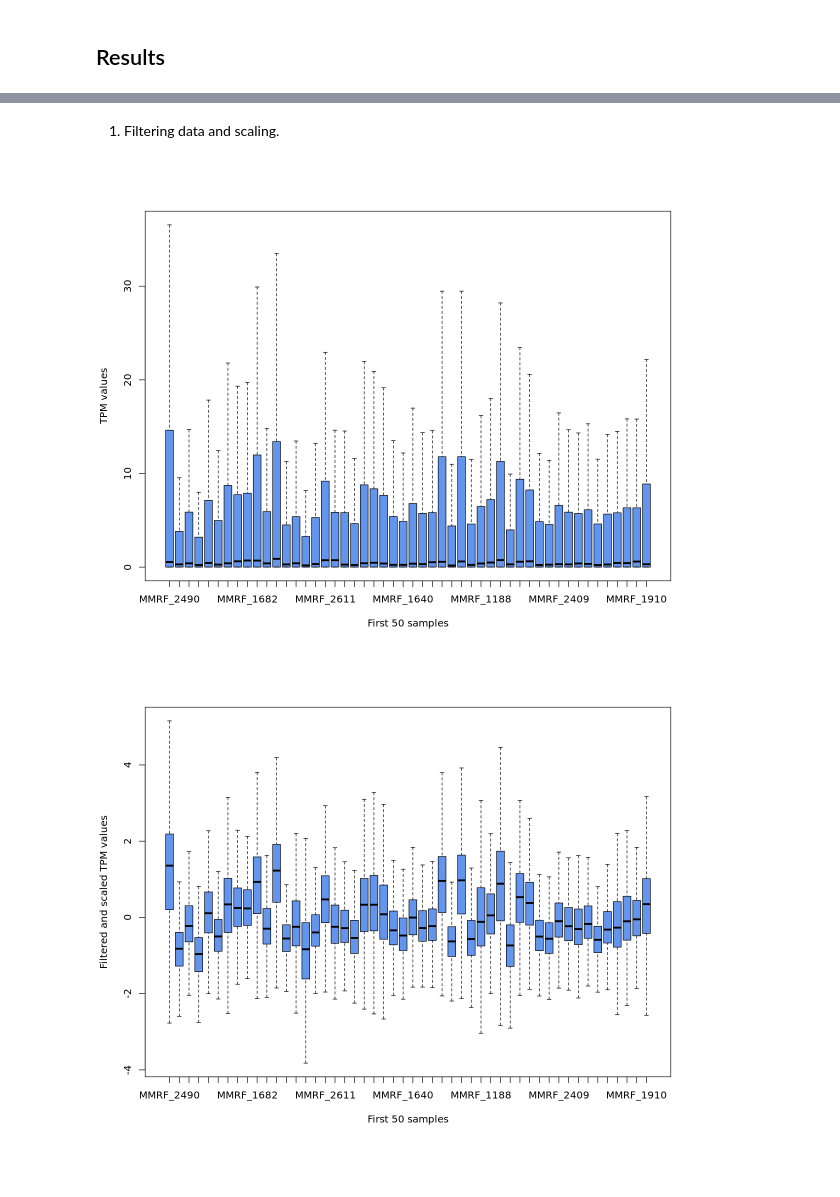
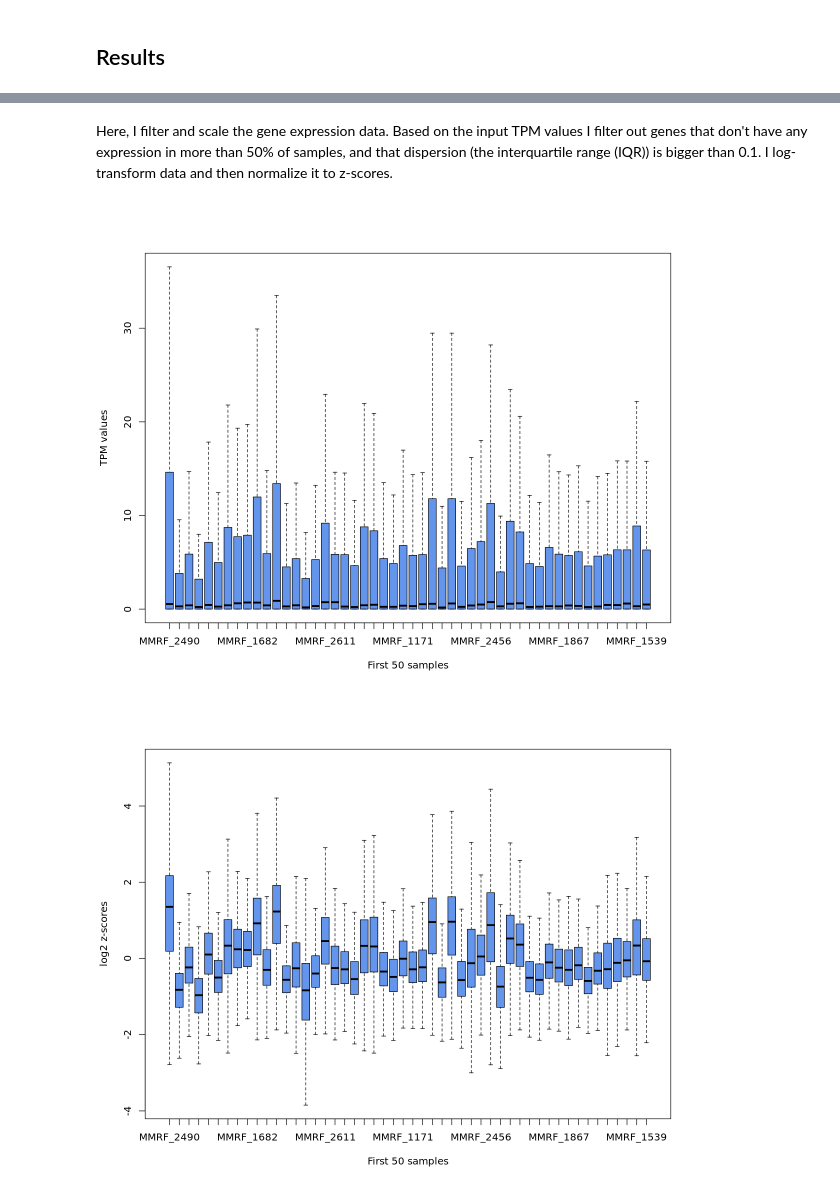
Before and after one commit to katwre/owkin, a Jupyter notebook: Multiple_Myeloma_data_challenge.ipynb, the cells around one changed output, grey strips where cells are left out. Drawn from its saved outputs; the diff is of its cells as text; code cells hidden in the pictures; blank space fills up the shorter version.

```diff
--- a/Multiple_Myeloma_data_challenge.ipynb
+++ b/Multiple_Myeloma_data_challenge.ipynb
@@ -112,26 +106,23 @@ Gene expression data pre-processing
 # %%
-# Load the input data
-clinical_data = read.csv("./Harmonized_Clinical_Dictionary.csv", sep=",", header=TRUE,fill = TRUE, stringsAsFactors = FALSE)
-edata = read.csv("./MMRF_CoMMpass_IA9_E74GTF_Salmon_entrezID_TPM_hg19.csv", sep=",", header=TRUE,stringsAsFactors = FALSE,row.names=1)
-annot_data = read.csv("./sc3_Training_ClinAnnotations.csv", sep=",", header=TRUE, stringsAsFactors = FALSE)
-
 # Convert ISS stages into a factor vector
 annot_data$D_ISS = as.factor(as.character(annot_data$D_ISS))
 levels(annot_data$D_ISS) <- list("I"="1","II"="2","III"="3")
 
-# Filter the input datasets for the patients with their annotation data
+# Filter for patients that have annotation data
 colnames(edata) = gsub("_1_BM","",colnames(edata))
 intersect_labels = intersect(colnames(edata),annot_data$Patient)
 edata = edata[, match(intersect_labels, colnames(edata), nomatch = 0)]
 annot_data = annot_data[match(intersect_labels, annot_data$Patient, nomatch = 0), ]
 
-# add prefix "gene" to entrez ids of genes
-rownames(edata) = paste0("gene",rownames(edata))
-
 # name rows of annotation table by patient ids
 rownames(annot_data) = annot_data$Patient
 
-# Overview of the variables
+# remove patients that ISS values are NA
+remove.indx = which(is.na(annot_data$D_ISS))
+annot_data = annot_data[-remove.indx,]
+edata = edata[,-remove.indx]
+
+# show overview of the variables
 print(clinical_data[which(clinical_data$names=="Study"),]$description)
 table(annot_data$Study)
 
@@ -161,6 +152,10 @@ table(annot_data$D_OS_FLAG)
 
 print(clinical_data[which(clinical_data$names=="D_PFS"),]$description)
 summary(annot_data$D_PFS)
+
+# add columns
+annot_data$time = annot_data$D_PFS
+annot_data$status = annot_data$D_PFS_FLAG
 # %% [output]
 [1] "Study cohort this patient belongs to"
 MMRF
@@ -181,42 +176,40 @@ CENSORED    FALSE     TRUE
   I  II III
 189 209 164
 ... (8 outputs left out)
-# %% [markdown]
-1. Filtering data and scaling.
+# %% [markdown]
+Here, I filter and scale the gene expression data. Based on the input TPM values I filter out genes that don't have any expression in more than 50% of samples, and that dispersion (the interquartile range (IQR)) is bigger than 0.1. I log-transform data and then normalize it to z-scores.
 # %%
 options(repr.plot.width=10, repr.plot.height=8)
 
 # check if there are NA values in the expression matrix
 if(anyNA(edata)) print("There are NAs in the expression matrix.")
 
 # plot input TPM values to check if the expression data needs filtering and scaling
 # for simplicity plot just first 50 samples
 boxplot(edata[,1:50],outline=FALSE,col="cornflowerblue",
         #main="Car Milage Data",
         xlab="First 50 samples", ylab="TPM values")
 
 # remove genes with no expression in more 50% of samples
 fif <- dim(edata)[2]/2
 no.exp.count <- apply(edata, 1, function(x) sum(which(x == 0)))
 edataf = edata[-no.exp.count,]
 
-# remove genes with variance equal to 0
-#edataf = edataf[, which(apply(edataf, 2, var) != 0)]
-# filter genes based on variance between samples
+# filter genes based on dispersion between samples
 gene.iqr <- apply(edataf, 1, IQR)
 #plot(density(gene.iqr))
-edataf = edataf[which(gene.iqr > 0.1),] # it removes half of the genes
+edataf = edataf[which(gene.iqr > 0.1),] # it removes ~half of the genes
 
 # log transform the expression data to Z scores
 gexp=log2(edataf+1)
 
 # transform the expression data to Z scores
 gexpn <- t(scale(t(gexp)))
 
 # Plot input TPM values after filtering and scaling
 # for simplicity plot just first 50 samples
 boxplot(gexpn[,1:50],outline=FALSE,col="cornflowerblue",
-        xlab="First 50 samples", ylab="Filtered and scaled TPM values")
+        xlab="First 50 samples", ylab="log2 z-scores")
 # %% [output]
-[figure, old version]
+[figure, new version]
-[figure, old version]
+[figure, new version]
```
Also changed, not shown: parts of 79 cells of this notebook.
